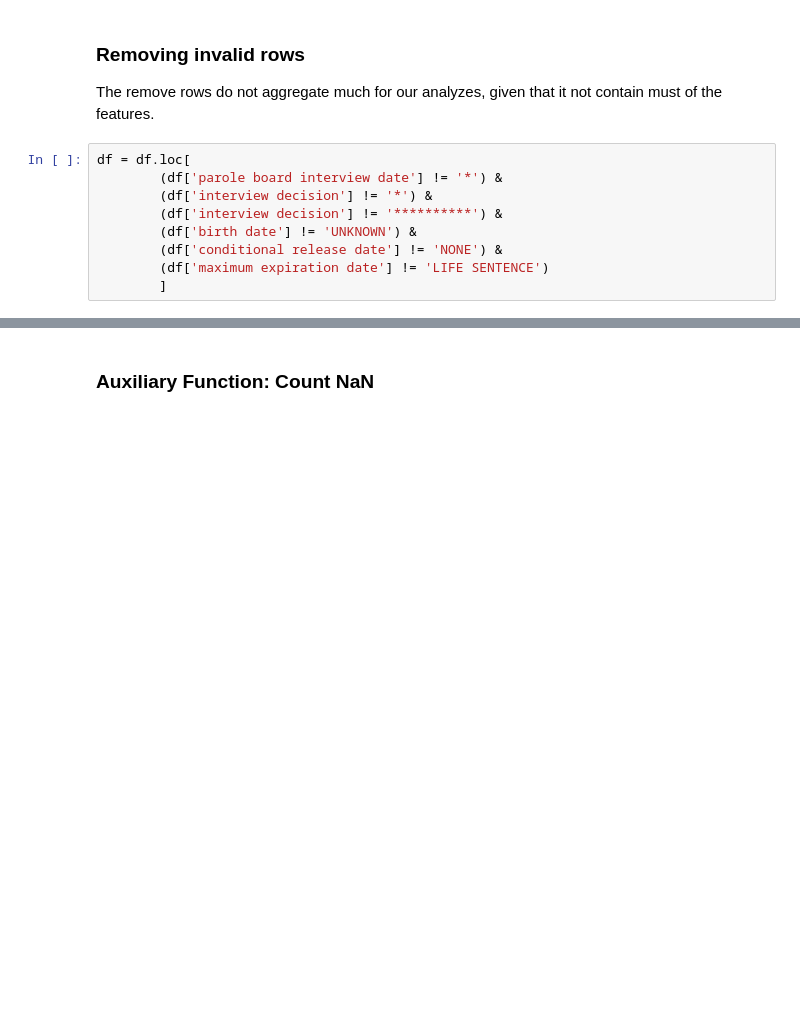
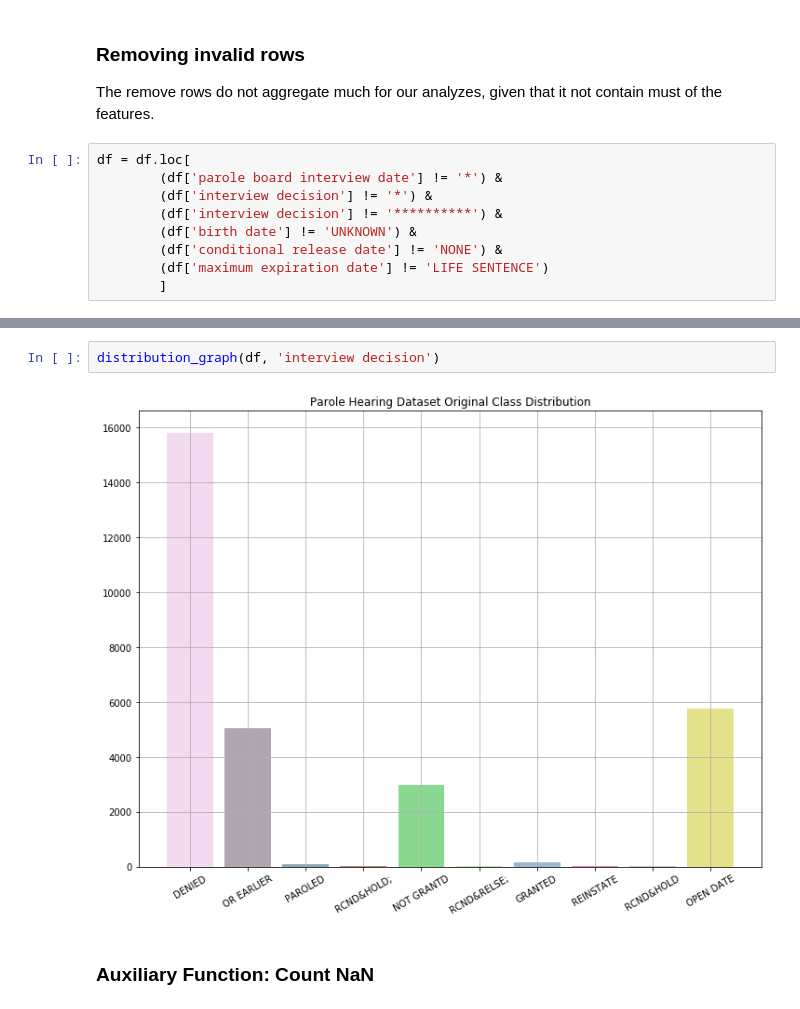
Before and after one commit to lucasgsfelix/Parole-Problem-HCML, a Jupyter notebook: 4-Parole Dataset/Pre-Processing.ipynb, the cells around one changed output, grey strips where cells are left out. Saved outputs shown, nothing was run; the diff lists cells and outputs as text; blank space fills up the shorter version.

```diff
--- a/4-Parole Dataset/Pre-Processing.ipynb
+++ b/4-Parole Dataset/Pre-Processing.ipynb
@@ -84,3 +153,7 @@ def count_instances(df, feature):
+# %%
+distribution_graph(df, 'interview decision')
+# %% [output]
+[figure, added]
 # %% [markdown]
 ### Auxiliary Function: Count NaN
 # %%
```
Also changed, not shown: parts of 38 cells of this notebook, 7 other files.
